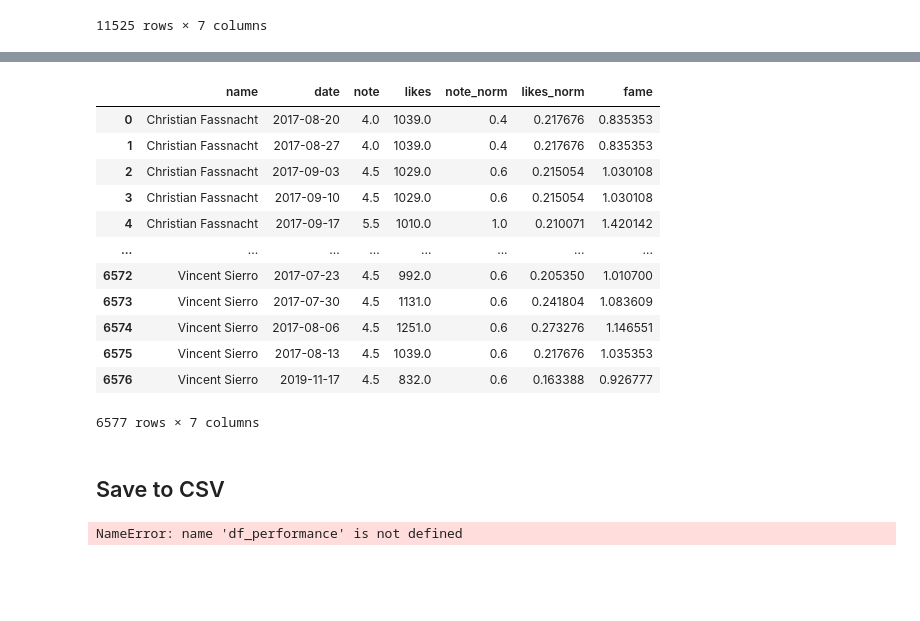
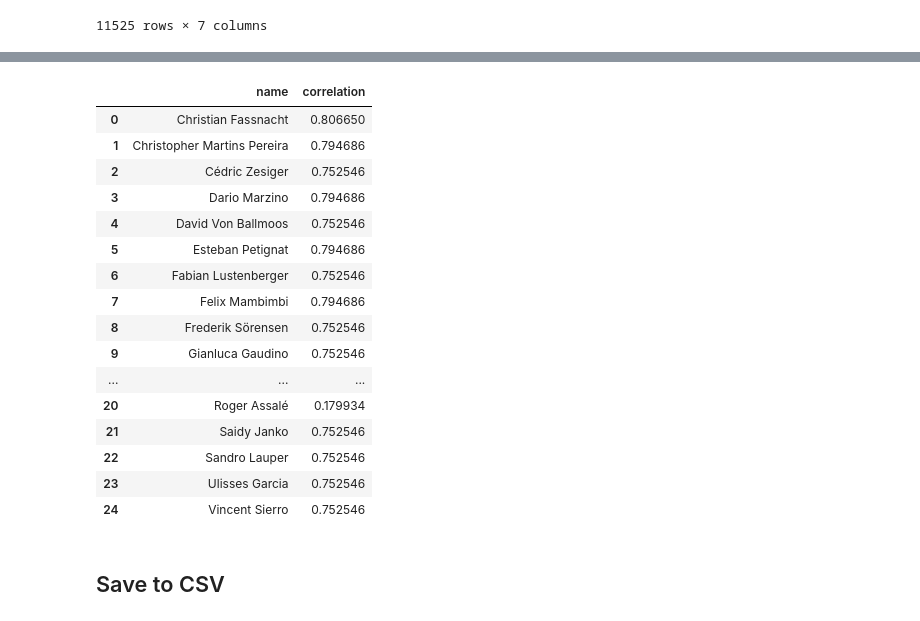
Before and after one commit to weber-chris/YBHack19, a Jupyter notebook: scrape/CorrelationCalculation.ipynb, the cells around one changed output, grey strips where cells are left out. Drawn from its saved outputs; the diff is of its cells as text; code cells hidden in the pictures; blank space fills up the shorter version.

```diff
--- a/scrape/CorrelationCalculation.ipynb
+++ b/scrape/CorrelationCalculation.ipynb
@@ -29,4 +29,6 @@ def calculate_correlation(df_sub):
     cor = df_sub['performance'].corr(df_sub['fame'])
     return cor
 # %%
-pd.DataFrame(all_merge.groupby('name').apply(lambda x: calculate_correlation(x))).reset_index()
+df_correlations = pd.DataFrame(all_merge.groupby('name').apply(lambda x: calculate_correlation(x))).reset_index()
+
+df_correlations.columns = ['name', 'correlation']
@@ -51,23 +35,24 @@ pd.DataFrame(all_merge.groupby('name').apply(lambda x: calculate_correlation(x))
-# %%
-df_fame
-# %% [output]
-|  | name | date | note | likes | note_norm | likes_norm | fame |
-| 0 | Christian Fassnacht | 2017-08-20 | 4.0 | 1039.0 | 0.4 | 0.217676 | 0.835353 |
-| 1 | Christian Fassnacht | 2017-08-27 | 4.0 | 1039.0 | 0.4 | 0.217676 | 0.835353 |
-| 2 | Christian Fassnacht | 2017-09-03 | 4.5 | 1029.0 | 0.6 | 0.215054 | 1.030108 |
-| 3 | Christian Fassnacht | 2017-09-10 | 4.5 | 1029.0 | 0.6 | 0.215054 | 1.030108 |
-| 4 | Christian Fassnacht | 2017-09-17 | 5.5 | 1010.0 | 1.0 | 0.210071 | 1.420142 |
-| ... | ... | ... | ... | ... | ... | ... | ... |
-| 6572 | Vincent Sierro | 2017-07-23 | 4.5 | 992.0 | 0.6 | 0.205350 | 1.010700 |
-| 6573 | Vincent Sierro | 2017-07-30 | 4.5 | 1131.0 | 0.6 | 0.241804 | 1.083609 |
-| 6574 | Vincent Sierro | 2017-08-06 | 4.5 | 1251.0 | 0.6 | 0.273276 | 1.146551 |
-| 6575 | Vincent Sierro | 2017-08-13 | 4.5 | 1039.0 | 0.6 | 0.217676 | 1.035353 |
-| 6576 | Vincent Sierro | 2019-11-17 | 4.5 | 832.0 | 0.6 | 0.163388 | 0.926777 |
-6577 rows × 7 columns
+# %%
+df_correlations
+# %% [output]
+|  | name | correlation |
+| 0 | Christian Fassnacht | 0.806650 |
+| 1 | Christopher Martins Pereira | 0.794686 |
+| 2 | Cédric Zesiger | 0.752546 |
+| 3 | Dario Marzino | 0.794686 |
+| 4 | David Von Ballmoos | 0.752546 |
+| 5 | Esteban Petignat | 0.794686 |
+| 6 | Fabian Lustenberger | 0.752546 |
+| 7 | Felix Mambimbi | 0.794686 |
+| 8 | Frederik Sörensen | 0.752546 |
+| 9 | Gianluca Gaudino | 0.752546 |
+| ... | ... | ... |
+| 20 | Roger Assalé | 0.179934 |
+| 21 | Saidy Janko | 0.752546 |
+| 22 | Sandro Lauper | 0.752546 |
+| 23 | Ulisses Garcia | 0.752546 |
+| 24 | Vincent Sierro | 0.752546 |
 # %% [markdown]
 ## Save to CSV
 # %%
-df_performance.to_csv( '../data/df_dynamic_performance_merged.csv', index=False)
-df_fame.to_csv( '../data/df_dynamic_fame_merged.csv', index=False)
+df_correlations.to_csv( '../data/df_correlations.csv', index=False)
-# %% [output]
-NameError: name 'df_performance' is not defined
```
Also changed, not shown: parts of 1 cell of this notebook, 3 other files.
